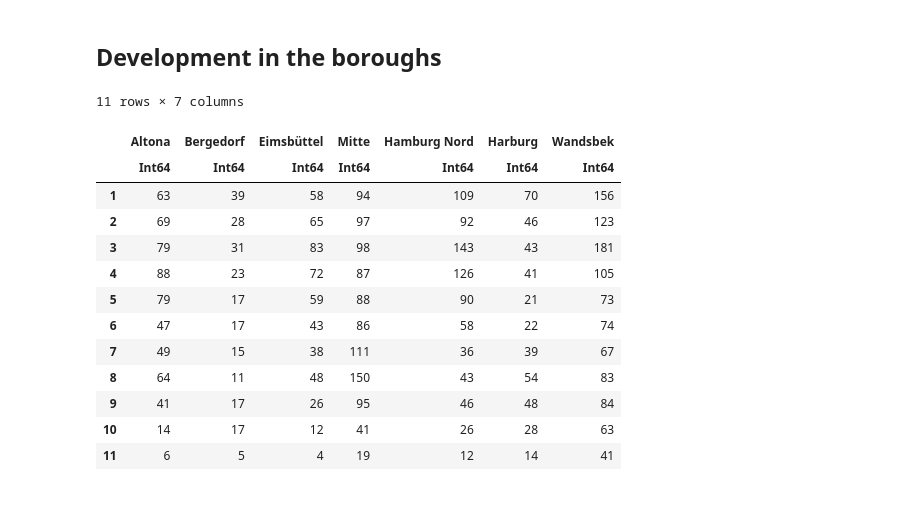
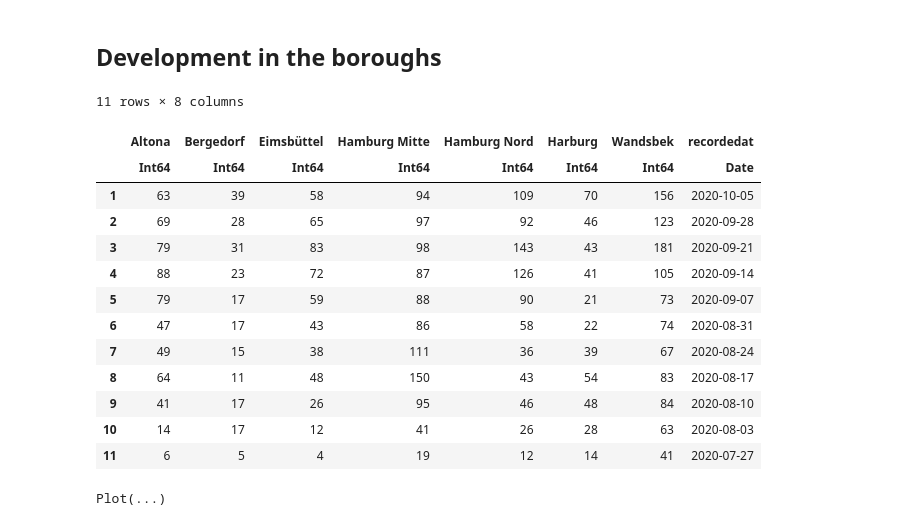
Before and after one commit to oem/Hamburg.jl, a Jupyter notebook: docs/Hamburg.ipynb, the cells around one changed output. Saved outputs shown, nothing was run; the diff lists cells and outputs as text; code cells hidden in the pictures.

Commit message:
adds an additional plot to showcase borough development over time

```diff
--- a/docs/Hamburg.ipynb
+++ b/docs/Hamburg.ipynb
@@ -48,20 +48,31 @@ Plot(...)
 # %%
 boroughsovertime = dataset("covid-19", "boroughs")
 boroughs = select(boroughsovertime, Not(:recordedat))
 boroughsmatrix = convert(Matrix, boroughs)
 DataFrames.rename!(boroughs, "Hamburg Mitte" => "Mitte")
+boroughsovertime
 # %% [output]
-11 rows × 7 columns
+11 rows × 8 columns
-|  | Altona | Bergedorf | Eimsbüttel | Mitte | Hamburg Nord | Harburg | Wandsbek |
-|  | Int64 | Int64 | Int64 | Int64 | Int64 | Int64 | Int64 |
-| 1 | 63 | 39 | 58 | 94 | 109 | 70 | 156 |
-| 2 | 69 | 28 | 65 | 97 | 92 | 46 | 123 |
-| 3 | 79 | 31 | 83 | 98 | 143 | 43 | 181 |
-| 4 | 88 | 23 | 72 | 87 | 126 | 41 | 105 |
-| 5 | 79 | 17 | 59 | 88 | 90 | 21 | 73 |
-| 6 | 47 | 17 | 43 | 86 | 58 | 22 | 74 |
-| 7 | 49 | 15 | 38 | 111 | 36 | 39 | 67 |
-| 8 | 64 | 11 | 48 | 150 | 43 | 54 | 83 |
-| 9 | 41 | 17 | 26 | 95 | 46 | 48 | 84 |
-| 10 | 14 | 17 | 12 | 41 | 26 | 28 | 63 |
-| 11 | 6 | 5 | 4 | 19 | 12 | 14 | 41 |
+|  | Altona | Bergedorf | Eimsbüttel | Hamburg Mitte | Hamburg Nord | Harburg | Wandsbek | recordedat |
+|  | Int64 | Int64 | Int64 | Int64 | Int64 | Int64 | Int64 | Date |
+| 1 | 63 | 39 | 58 | 94 | 109 | 70 | 156 | 2020-10-05 |
+| 2 | 69 | 28 | 65 | 97 | 92 | 46 | 123 | 2020-09-28 |
+| 3 | 79 | 31 | 83 | 98 | 143 | 43 | 181 | 2020-09-21 |
+| 4 | 88 | 23 | 72 | 87 | 126 | 41 | 105 | 2020-09-14 |
+| 5 | 79 | 17 | 59 | 88 | 90 | 21 | 73 | 2020-09-07 |
+| 6 | 47 | 17 | 43 | 86 | 58 | 22 | 74 | 2020-08-31 |
+| 7 | 49 | 15 | 38 | 111 | 36 | 39 | 67 | 2020-08-24 |
+| 8 | 64 | 11 | 48 | 150 | 43 | 54 | 83 | 2020-08-17 |
+| 9 | 41 | 17 | 26 | 95 | 46 | 48 | 84 | 2020-08-10 |
+| 10 | 14 | 17 | 12 | 41 | 26 | 28 | 63 | 2020-08-03 |
+| 11 | 6 | 5 | 4 | 19 | 12 | 14 | 41 | 2020-07-27 |
+# %%
+plot(x=names(boroughs),
+    y=boroughsmatrix[1, :],
+    Geom.bar,
+    Theme(bar_spacing=10mm),
+    Guide.xlabel("Boroughs"),
+    Guide.ylabel("New infections"),
+    Guide.title("New infections in the last 14 days"))
+# %% [output]
+Plot(...)
```
Also changed, not shown: parts of 3 cells of this notebook.
